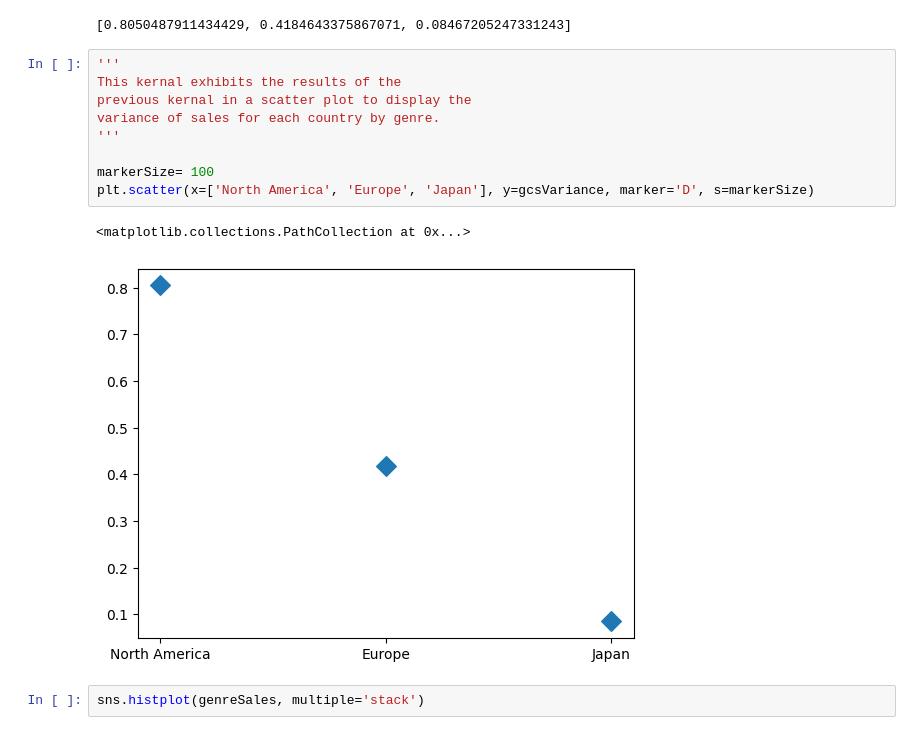
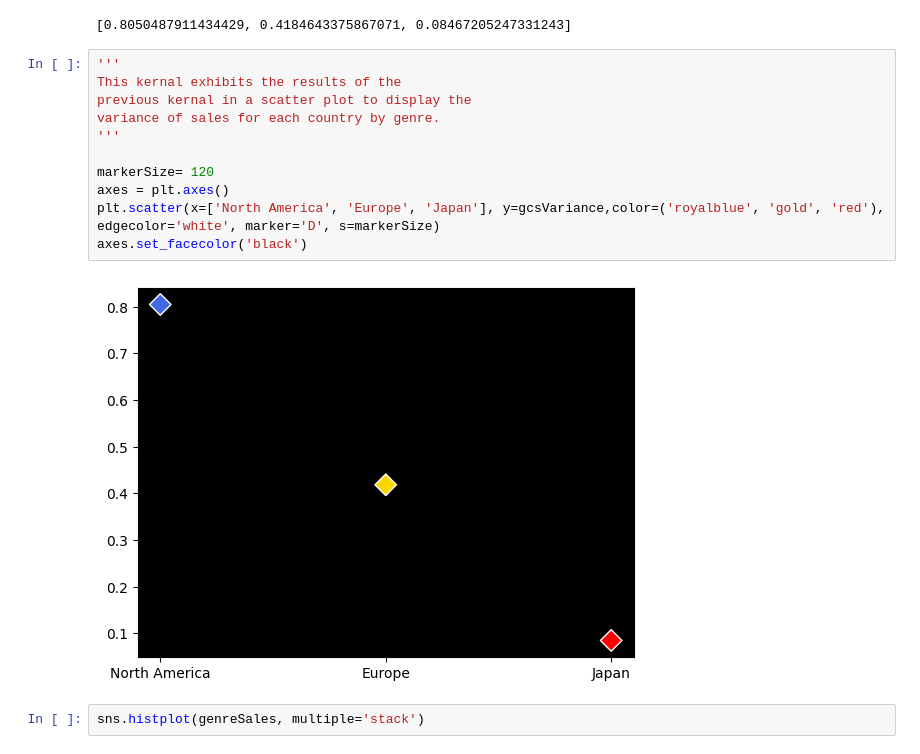
Before and after one commit to tangiambe/Data_Analytics_Project, a Jupyter notebook: genre_country_sales.ipynb, the cells around one changed output. Cells and saved outputs as stored; diff of their text form.

```diff
--- a/genre_country_sales.ipynb
+++ b/genre_country_sales.ipynb
@@ -130,15 +130,16 @@ gcsVariance
 # %%
 '''
 This kernal exhibits the results of the
 previous kernal in a scatter plot to display the
 variance of sales for each country by genre.
 '''
 
-markerSize= 100
-plt.scatter(x=['North America', 'Europe', 'Japan'], y=gcsVariance, marker='D', s=markerSize)
+markerSize= 120
+axes = plt.axes()
+plt.scatter(x=['North America', 'Europe', 'Japan'], y=gcsVariance,color=('royalblue', 'gold', 'red'), edgecolor='white', marker='D', s=markerSize)
+axes.set_facecolor('black')
 # %% [output]
-<matplotlib.collections.PathCollection at 0x...>
-[figure, old version]
+[figure, new version]
 # %%
 sns.histplot(genreSales, multiple='stack')
 # %% [output]
```
